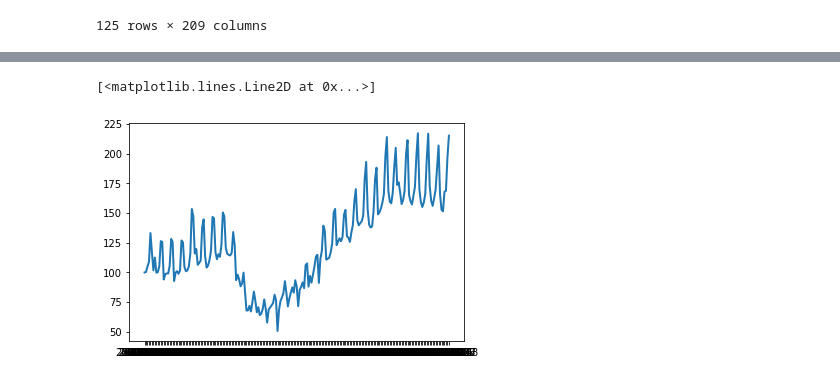
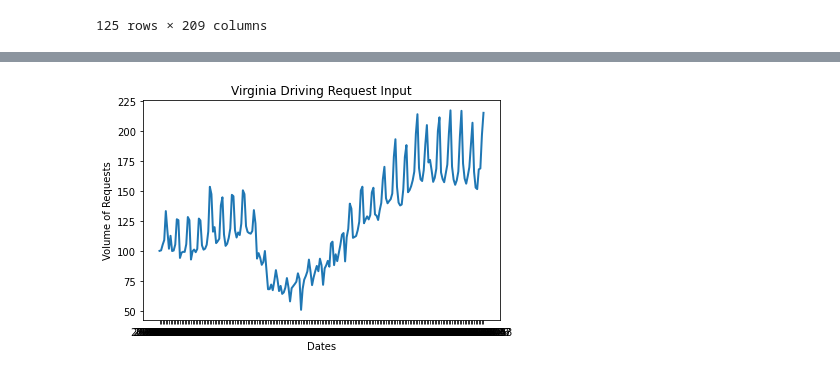
Before and after one commit to LisaHarrison08/Project_G4, a Jupyter notebook: Mobility.ipynb, the cells around one changed output, grey strips where cells are left out. Saved outputs shown, nothing was run; the diff lists cells and outputs as text; code cells hidden in the pictures.

```diff
--- a/Mobility.ipynb
+++ b/Mobility.ipynb
@@ -119,8 +104,13 @@ us_driving_df = driving_us.reset_index()
 # %%
 # Export the US driving data into a csv
 us_driving_df.to_csv("Data/us_driving_df.csv")
-# %%
-plt.plot(us_driving_df['level_1'],us_driving_df['Virginia'],linewidth=2)
-# %% [output]
-[<matplotlib.lines.Line2D at 0x...>]
-[figure, removed]
+# %%
+plt.plot(us_driving_df['level_1'],us_driving_df['Virginia'],linewidth=2)
+plt.xlabel("Dates")
+plt.ylabel("Volume of Requests")
+plt.title("Virginia Driving Request Input")
+plt.tight_layout()
+plt.savefig("Driving.png")
+#Does anyone know how to change the x-axis labels so we can see all the datapoints
+# %% [output]
+[figure, added]
```
Also changed, not shown: parts of 7 cells of this notebook.
